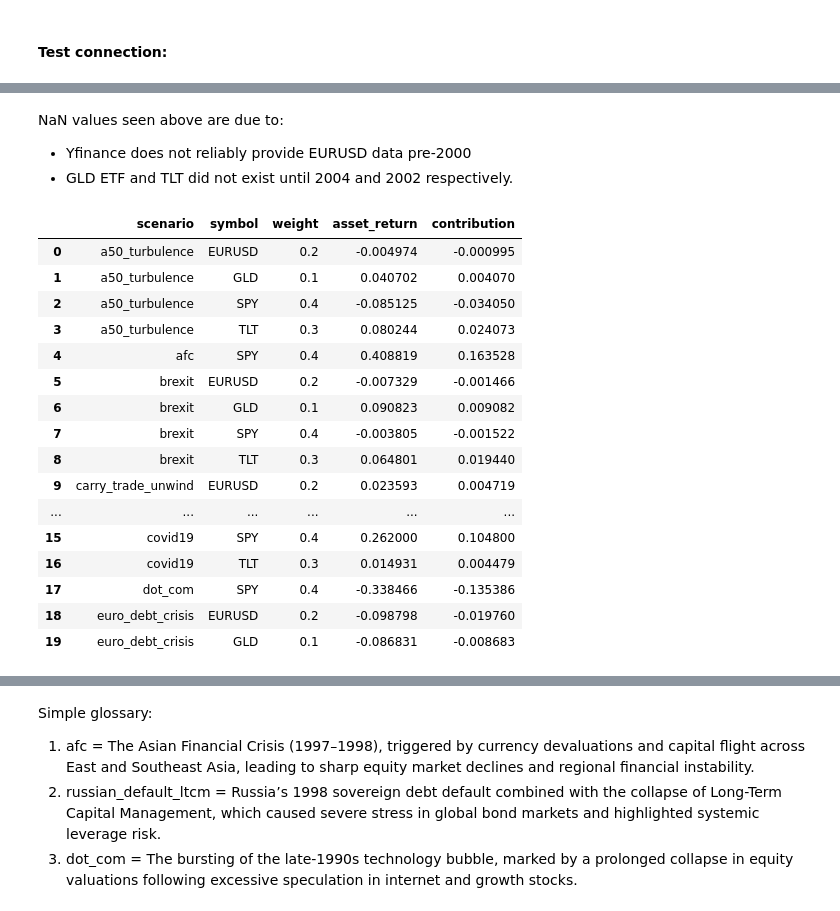
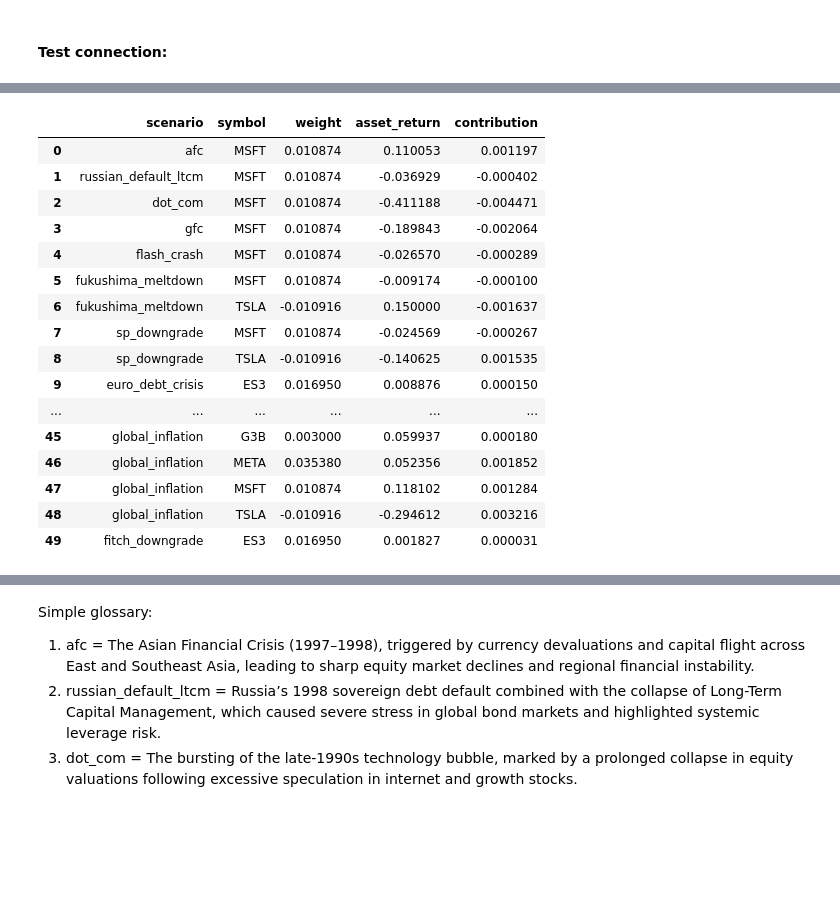
Before and after one commit to qiaoenn/stress-testing, a Jupyter notebook: code + results.ipynb, the cells around one changed output, grey strips where cells are left out. Cells and saved outputs as stored; diff of their text form; code cells hidden in the pictures; blank space fills up the shorter version.

```diff
--- a/code + results.ipynb
+++ b/code + results.ipynb
@@ -290,15 +496,29 @@ def stress_return_from_prices(px: pd.DataFrame, start_date: str, end_date: str):
     s = pd.Timestamp(start_date)
     e = pd.Timestamp(end_date)
 
+    # IBKR historical bars (via util.df) typically use lowercase 'close'
+    # Keep this robust in case CSV columns differ.
+    close_col = "close" if "close" in px.columns else ("Close" if "Close" in px.columns else None)
+    if close_col is None:
+        return None  # missing close prices
+
     # nearest trading days ≤ start/end
     try:
-        start_px = px.loc[:s].iloc[-1]["close"]
-        end_px   = px.loc[:e].iloc[-1]["close"]
+        start_px = px.loc[:s].iloc[-1][close_col]
+        end_px   = px.loc[:e].iloc[-1][close_col]
     except IndexError:
         return None  # not enough data
 
     return end_px / start_px - 1
 # %%
+# create a clean portfolio table from IBKR-priced positions
+# (collapses duplicates like MSFT across exchanges if they exist)
+
+portfolio = (
+    positions_ok.groupby("symbol", as_index=False)["weight"]
+    .sum()
+)
+
 ### Compute asset-level stress returns
 ### produces one row per (scenario × asset
 
@@ -319,8 +539,12 @@ for _, sc in scenarios.iterrows():
         sym = row["symbol"]
         weight = row["weight"]
 
-        px = price_data[sym]
-        r = stress_return_from_prices(px, start, end)
+        # New: defensive check in case a price series failed to save/load
+        if sym not in price_data:
+            r = None
+        else:
+            px = price_data[sym]
+            r = stress_return_from_prices(px, start, end)
 
         asset_results.append({
             "scenario": scenario,
@@ -331,6 +555,6 @@ for _, sc in scenarios.iterrows():
         })
 
 asset_results = pd.DataFrame(asset_results)
-asset_results[:30]
+asset_results[50:80]
 # %% [output]
 |  | scenario | symbol | weight | asset_return | contribution |
@@ -514,30 +656,33 @@ asset_results_updated[:20]
-# %% [markdown]
-NaN values seen above are due to:
-- Yfinance does not reliably provide EURUSD data pre-2000
-- GLD ETF and TLT did not exist until 2004 and 2002 respectively.
 # %%
-asset_results_updated = asset_results_updated.dropna(
-    subset=["asset_return", "contribution"]
-).reset_index(drop=True)
-asset_results_updated [:20]
+### Drop rows where asset-level stress returns could not be computed
+### (e.g. insufficient price history, asset did not exist during scenario window,
+### or price data unavailable from IBKR / yfinance)
+
+asset_results_updated = (
+    asset_results
+    .dropna(subset=["asset_return", "contribution"])
+    .reset_index(drop=True)
+)
+
+asset_results_updated[:50]
 # %% [output]
 |  | scenario | symbol | weight | asset_return | contribution |
-| 0 | a50_turbulence | EURUSD | 0.2 | -0.004974 | -0.000995 |
-| 1 | a50_turbulence | GLD | 0.1 | 0.040702 | 0.004070 |
-| 2 | a50_turbulence | SPY | 0.4 | -0.085125 | -0.034050 |
-| 3 | a50_turbulence | TLT | 0.3 | 0.080244 | 0.024073 |
-| 4 | afc | SPY | 0.4 | 0.408819 | 0.163528 |
-| 5 | brexit | EURUSD | 0.2 | -0.007329 | -0.001466 |
-| 6 | brexit | GLD | 0.1 | 0.090823 | 0.009082 |
-| 7 | brexit | SPY | 0.4 | -0.003805 | -0.001522 |
-| 8 | brexit | TLT | 0.3 | 0.064801 | 0.019440 |
-| 9 | carry_trade_unwind | EURUSD | 0.2 | 0.023593 | 0.004719 |
+| 0 | afc | MSFT | 0.010874 | 0.110053 | 0.001197 |
+| 1 | russian_default_ltcm | MSFT | 0.010874 | -0.036929 | -0.000402 |
+| 2 | dot_com | MSFT | 0.010874 | -0.411188 | -0.004471 |
+| 3 | gfc | MSFT | 0.010874 | -0.189843 | -0.002064 |
+| 4 | flash_crash | MSFT | 0.010874 | -0.026570 | -0.000289 |
+| 5 | fukushima_meltdown | MSFT | 0.010874 | -0.009174 | -0.000100 |
+| 6 | fukushima_meltdown | TSLA | -0.010916 | 0.150000 | -0.001637 |
+| 7 | sp_downgrade | MSFT | 0.010874 | -0.024569 | -0.000267 |
+| 8 | sp_downgrade | TSLA | -0.010916 | -0.140625 | 0.001535 |
+| 9 | euro_debt_crisis | ES3 | 0.016950 | 0.008876 | 0.000150 |
 | ... | ... | ... | ... | ... | ... |
-| 15 | covid19 | SPY | 0.4 | 0.262000 | 0.104800 |
-| 16 | covid19 | TLT | 0.3 | 0.014931 | 0.004479 |
-| 17 | dot_com | SPY | 0.4 | -0.338466 | -0.135386 |
-| 18 | euro_debt_crisis | EURUSD | 0.2 | -0.098798 | -0.019760 |
-| 19 | euro_debt_crisis | GLD | 0.1 | -0.086831 | -0.008683 |
+| 45 | global_inflation | G3B | 0.003000 | 0.059937 | 0.000180 |
+| 46 | global_inflation | META | 0.035380 | 0.052356 | 0.001852 |
+| 47 | global_inflation | MSFT | 0.010874 | 0.118102 | 0.001284 |
+| 48 | global_inflation | TSLA | -0.010916 | -0.294612 | 0.003216 |
+| 49 | fitch_downgrade | ES3 | 0.016950 | 0.001827 | 0.000031 |
 # %%
 ### compute portfolio-level stress returns, which is the sum of all asset contributions in a scenario
 ### this summarize how the entire portfolio would have performed during a historical crisis, rather than how individual assets moved in isolation.
```
Also changed, not shown: parts of 31 cells of this notebook, 15 other files.
